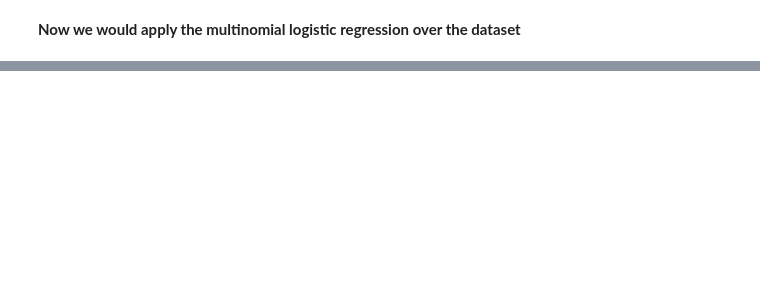
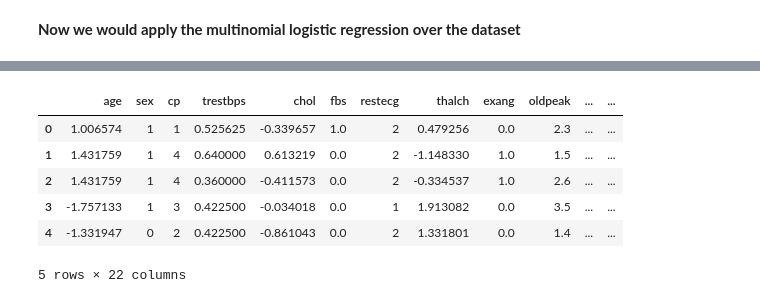
Before and after one commit to SumanGouda/Machine-Learning-Projects, a Jupyter notebook: HEART DISEASE/heart_disease_predictor.ipynb, the cells around one changed output, grey strips where cells are left out. Cells and saved outputs as stored; diff of their text form; code cells hidden in the pictures; blank space fills up the shorter version.

```diff
--- a/HEART DISEASE/heart_disease_predictor.ipynb
+++ b/HEART DISEASE/heart_disease_predictor.ipynb
@@ -1116,0 +1151,19 @@ from sklearn.linear_model import LogisticRegression
+# %%
+df = pd.get_dummies(df, columns=['num'], drop_first=False, prefix='num')
+# %%
+# Make the boolean target values to numerical value
+df['num_0'] = df['num_0'].astype('int')
+df['num_1'] = df['num_1'].astype('int')
+df['num_2'] = df['num_2'].astype('int')
+df['num_3'] = df['num_3'].astype('int')
+df['num_4'] = df['num_4'].astype('int')
+# %%
+df.head()
+# %% [output]
+|  | age | sex | cp | trestbps | chol | fbs | restecg | thalch | exang | oldpeak | ... | ... |
+| 0 | 1.006574 | 1 | 1 | 0.525625 | -0.339657 | 1.0 | 2 | 0.479256 | 0.0 | 2.3 | ... | ... |
+| 1 | 1.431759 | 1 | 4 | 0.640000 | 0.613219 | 0.0 | 2 | -1.148330 | 1.0 | 1.5 | ... | ... |
+| 2 | 1.431759 | 1 | 4 | 0.360000 | -0.411573 | 0.0 | 2 | -0.334537 | 1.0 | 2.6 | ... | ... |
+| 3 | -1.757133 | 1 | 3 | 0.422500 | -0.034018 | 0.0 | 1 | 1.913082 | 0.0 | 3.5 | ... | ... |
+| 4 | -1.331947 | 0 | 2 | 0.422500 | -0.861043 | 0.0 | 2 | 1.331801 | 0.0 | 1.4 | ... | ... |
+5 rows × 22 columns
```
Also changed, not shown: parts of 14 cells of this notebook.
